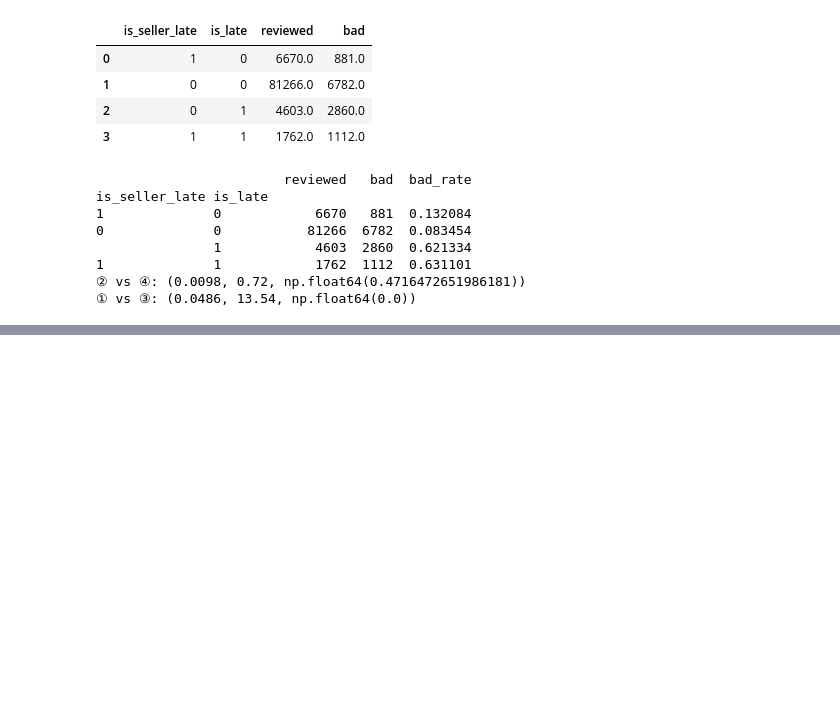
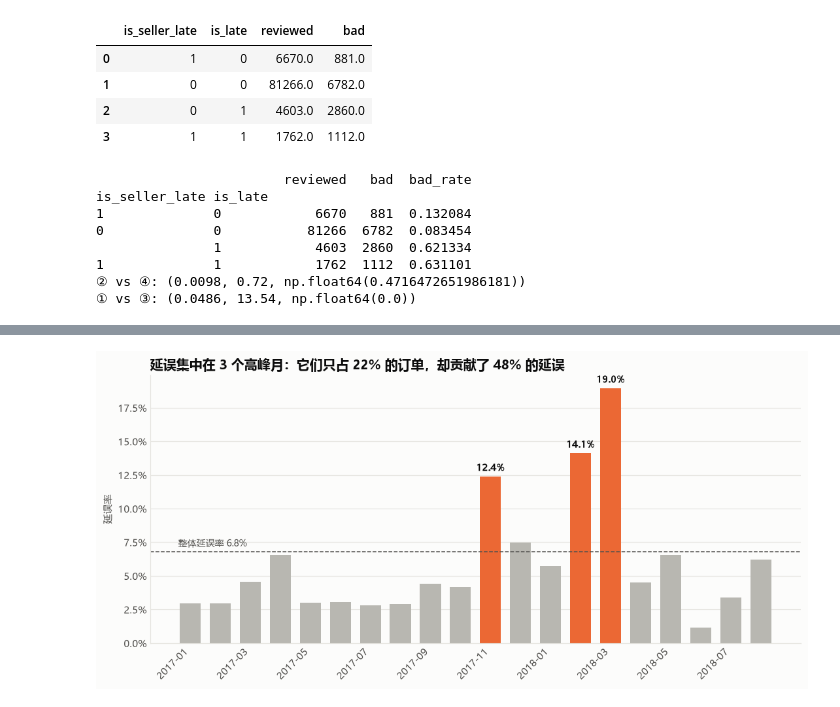
Before and after one commit to LeeMichael-L/olist-analytics, a Jupyter notebook: python/m3_fulfillment.ipynb, the cells around one changed output, grey strips where cells are left out. Cells and saved outputs as stored; diff of their text form; code cells hidden in the pictures; blank space fills up the shorter version.

```diff
--- a/python/m3_fulfillment.ipynb
+++ b/python/m3_fulfillment.ipynb
@@ -459,0 +464,22 @@ is_seller_late is_late
+# %%
+# 按月看延误率和差评率
+sql_month = """
+SELECT purchase_month,
+       COUNT(*)                     AS orders,
+       SUM(is_late)                 AS late_orders,
+       ROUND(AVG(is_late), 4)       AS late_rate,
+       ROUND(AVG(is_bad_review), 4) AS bad_rate
+FROM dws_order_fulfillment
+GROUP BY purchase_month
+ORDER BY purchase_month
+"""
+df_month = run_query(sql_month)
+df_month[["late_rate", "bad_rate"]] = df_month[["late_rate", "bad_rate"]].astype(float)
+
+# 高峰月：延误率超过 10% 的月份（D-032）
+SPIKE_THRESHOLD = 0.10
+spike_months = df_month.loc[df_month["late_rate"] > SPIKE_THRESHOLD, "purchase_month"].tolist()
+print("高峰月：", spike_months)
+print(f"高峰月订单占比：{df_month.loc[df_month['purchase_month'].isin(spike_months), 'orders'].sum() / df_month['orders'].sum():.1%}")
+print(f"高峰月延误订单占比：{df_month.loc[df_month['purchase_month'].isin(spike_months), 'late_orders'].sum() / df_month['late_orders'].sum():.1%}")
+df_month
@@ -459,0 +507,24 @@ is_seller_late is_late
+# %%
+# 月度延误率：高峰月用橙色突出
+import matplotlib.ticker as mticker
+
+overall_late = df_month["late_orders"].sum() / df_month["orders"].sum()
+colors = [COLORS["orange"] if m in spike_months else COLORS["gray"] for m in df_month["purchase_month"]]
+
+fig, ax = plt.subplots(figsize=(10, 4.8))
+ax.bar(df_month["purchase_month"], df_month["late_rate"], color=colors, width=0.7)
+for i, (m, r) in enumerate(zip(df_month["purchase_month"], df_month["late_rate"])):
+    if m in spike_months:
+        ax.text(i, r + 0.004, f"{r:.1%}", ha="center", fontsize=9, fontweight="bold", color=COLORS["text"])
+ax.axhline(overall_late, color=COLORS["text_secondary"], linestyle="--", linewidth=1)
+ax.text(-0.4, overall_late + 0.004, f"整体延误率 {overall_late:.1%}", fontsize=9, color=COLORS["text_secondary"])
+ax.set_xticks(range(0, len(df_month), 2))
+ax.set_xticklabels(df_month["purchase_month"][::2], rotation=45, ha="right")
+ax.yaxis.set_major_formatter(mticker.PercentFormatter(1.0))
+ax.set_ylabel("延误率")
+ax.set_title("延误集中在 3 个高峰月：它们只占 22% 的订单，却贡献了 48% 的延误")
+fig.tight_layout()
+fig.savefig("../docs/figures/m3_monthly_delay.png", dpi=150, bbox_inches="tight")
+plt.show()
+# %% [output]
+[figure, added]
```
Also changed, not shown: parts of 12 cells of this notebook, 13 other files.
